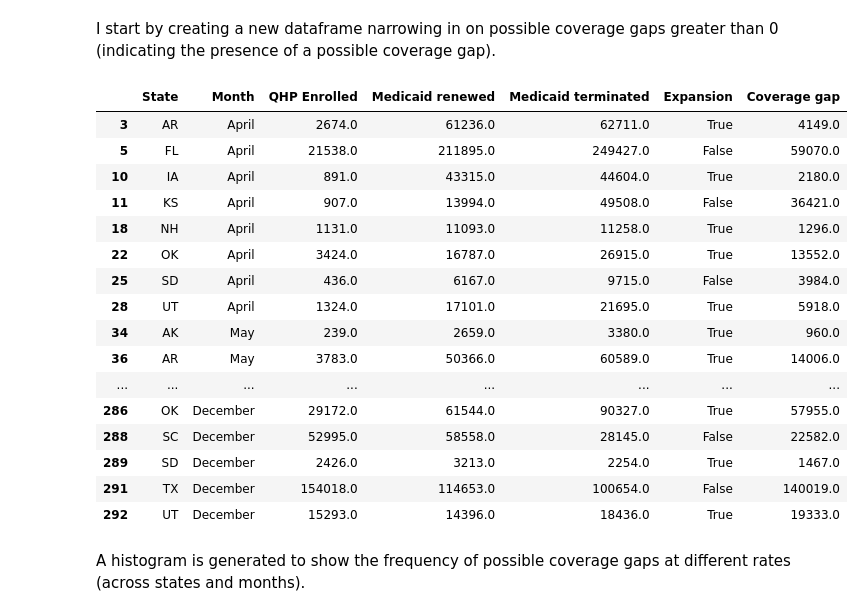
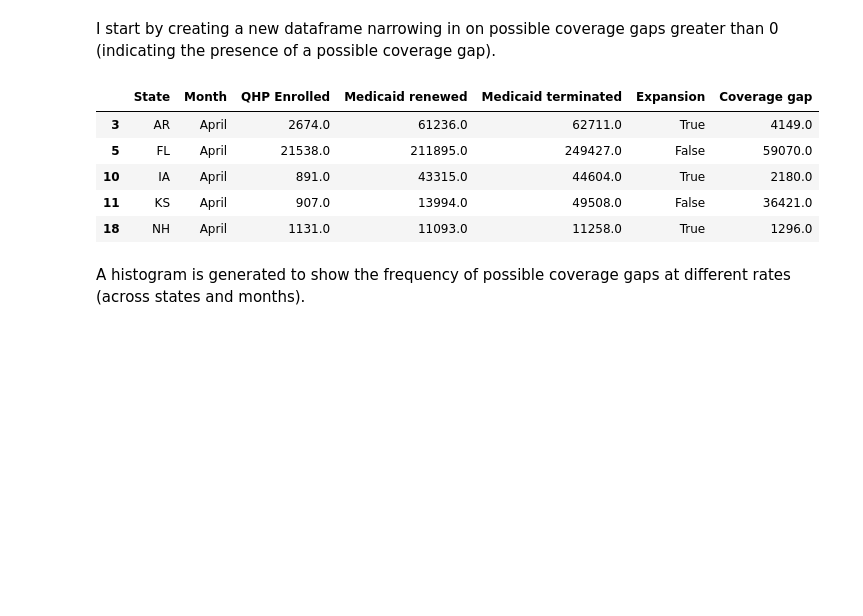
Before and after one commit to Zrrrpy/medicaid-unwinding, a Jupyter notebook: coverage_gap_analysis.ipynb, the cells around one changed output. Cells and saved outputs as stored; diff of their text form; code cells hidden in the pictures; blank space fills up the shorter version.

```diff
--- a/coverage_gap_analysis.ipynb
+++ b/coverage_gap_analysis.ipynb
@@ -722,25 +638,14 @@ import matplotlib.pyplot as plt
 I start by creating a new dataframe narrowing in on possible coverage gaps greater than 0 (indicating the presence of a possible coverage gap).
 # %%
 coverage_gap = unwinding_33[(unwinding_33['Coverage gap'] > 0)]
-coverage_gap
+coverage_gap.head()
 # %% [output]
 |  | State | Month | QHP Enrolled | Medicaid renewed | Medicaid terminated | Expansion | Coverage gap |
 | 3 | AR | April | 2674.0 | 61236.0 | 62711.0 | True | 4149.0 |
 | 5 | FL | April | 21538.0 | 211895.0 | 249427.0 | False | 59070.0 |
 | 10 | IA | April | 891.0 | 43315.0 | 44604.0 | True | 2180.0 |
 | 11 | KS | April | 907.0 | 13994.0 | 49508.0 | False | 36421.0 |
 | 18 | NH | April | 1131.0 | 11093.0 | 11258.0 | True | 1296.0 |
-| 22 | OK | April | 3424.0 | 16787.0 | 26915.0 | True | 13552.0 |
-| 25 | SD | April | 436.0 | 6167.0 | 9715.0 | False | 3984.0 |
-| 28 | UT | April | 1324.0 | 17101.0 | 21695.0 | True | 5918.0 |
-| 34 | AK | May | 239.0 | 2659.0 | 3380.0 | True | 960.0 |
-| 36 | AR | May | 3783.0 | 50366.0 | 60589.0 | True | 14006.0 |
-| ... | ... | ... | ... | ... | ... | ... | ... |
-| 286 | OK | December | 29172.0 | 61544.0 | 90327.0 | True | 57955.0 |
-| 288 | SC | December | 52995.0 | 58558.0 | 28145.0 | False | 22582.0 |
-| 289 | SD | December | 2426.0 | 3213.0 | 2254.0 | True | 1467.0 |
-| 291 | TX | December | 154018.0 | 114653.0 | 100654.0 | False | 140019.0 |
-| 292 | UT | December | 15293.0 | 14396.0 | 18436.0 | True | 19333.0 |
 # %% [markdown]
 A histogram is generated to show the frequency of possible coverage gaps at different rates (across states and months).
 # %%
```
Also changed, not shown: parts of 69 cells of this notebook.
